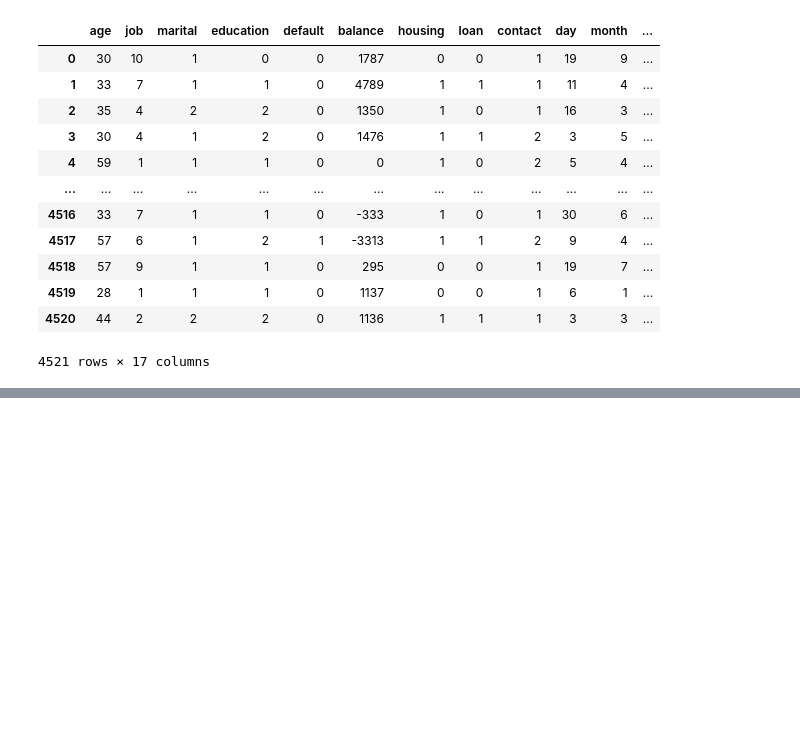
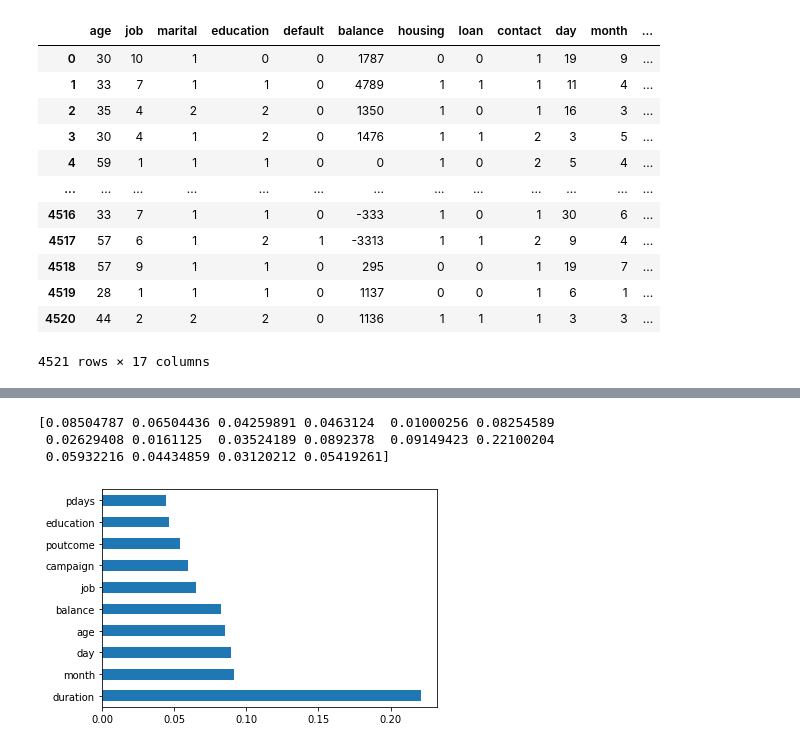
Before and after one commit to Nathaniel-Adams/CS_483_Project_2, a Jupyter notebook: Customer Segmentation/Customer_Segmentation.ipynb, the cells around one changed output, grey strips where cells are left out. Cells and saved outputs as stored; diff of their text form; code cells hidden in the pictures; blank space fills up the shorter version.

Commit message:
Importance selection

```diff
--- a/Customer Segmentation/Customer_Segmentation.ipynb
+++ b/Customer Segmentation/Customer_Segmentation.ipynb
@@ -95,3 +95,21 @@ sampled.tail()
+# %%
+
+x = sampled.iloc[:, 0:16]
+y = sampled.iloc[:, -1]
+y = y.astype('int')
+
+from sklearn.ensemble import ExtraTreesClassifier
+model = ExtraTreesClassifier()
+model.fit(x, y)
+print(model.feature_importances_)
+feat_importances = pd.Series(model.feature_importances_, index=x.columns)
+feat_importances.nlargest(10).plot(kind='barh')
+plt.show()
+# %% [output]
+[0.08504787 0.06504436 0.04259891 0.0463124  0.01000256 0.08254589
+ 0.02629408 0.0161125  0.03524189 0.0892378  0.09149423 0.22100204
+ 0.05932216 0.04434859 0.03120212 0.05419261]
+[figure, added]
 # %%
 #new_df = np.array(sampled[['age','balance']])
 #new_df
```
Also changed, not shown: parts of 1 cell of this notebook.
